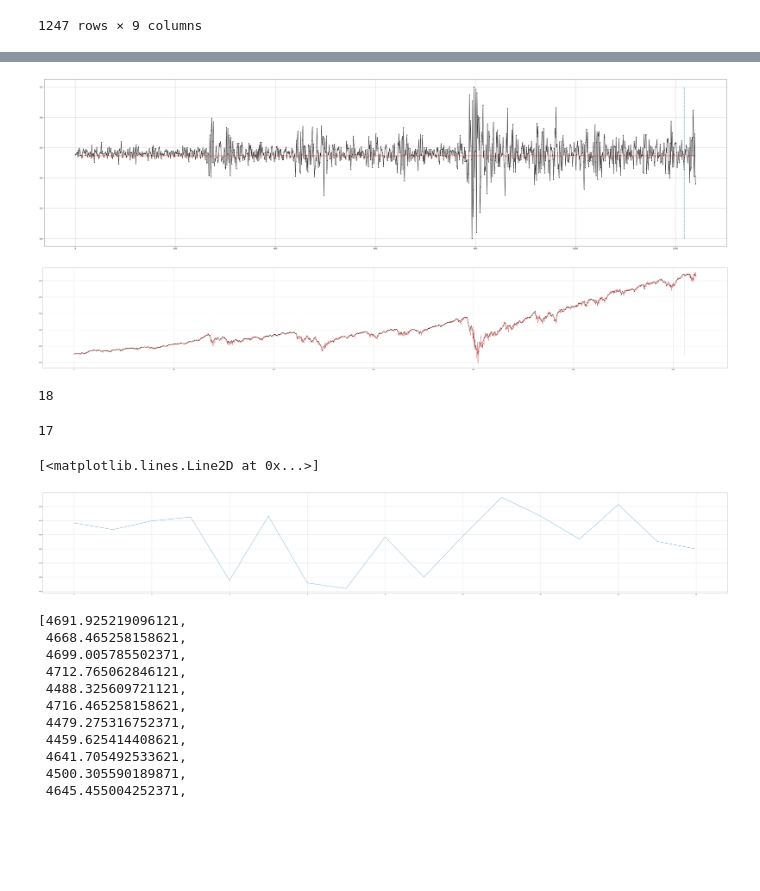
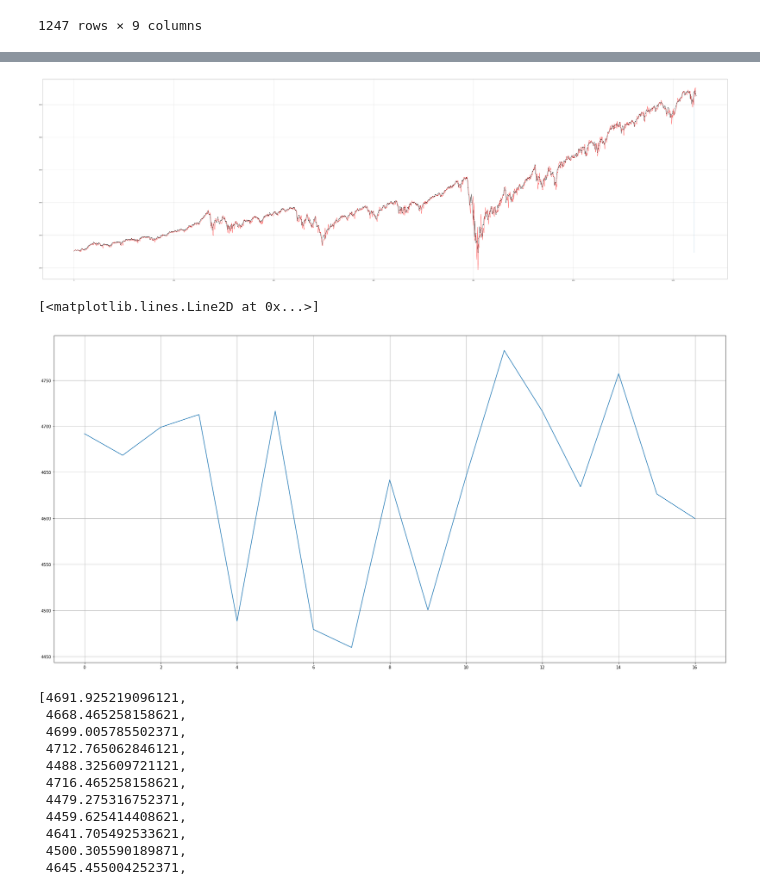
Before and after one commit to napb/mla_final, a Jupyter notebook: final/final.ipynb, the cells around one changed output, grey strips where cells are left out. Saved outputs shown, nothing was run; the diff lists cells and outputs as text; code cells hidden in the pictures; blank space fills up the shorter version.

```diff
--- a/final/final.ipynb
+++ b/final/final.ipynb
@@ -108,11 +133,0 @@ len(data_d1d5_scaled)
-# %%
-#
-# Se construye la matriz de regresores
-#
-P = 5
-
-X = []
-for t in range(P - 1, len(data_d1d5_scaled) - 1):
-    X.append([data_d1d5_scaled[t - n] for n in range(P)])
-
-d = data_d1d5_scaled[P:]
@@ -134,64 +134,22 @@ len(Xt)
-# %%
-H = 50  # Se escoge arbitrariamente
-
-np.random.seed(123456)
-
-mlp = MLPRegressor(
-    hidden_layer_sizes=(H,),
-    activation="logistic",
-    learning_rate="adaptive",
-    momentum=0.0,
-    learning_rate_init=0.002,
-    max_iter=100000,
-)
-
-# Entrenamiento
-mlp.fit(Xt[0:998], data_d1d5_scaled[0:998])
-
-# Pronostico
-y_d1d5_scaled_m2 = mlp.predict(Xt)
-
-plt.figure(figsize=(60, 15))
-plt.plot(data_d1d5_scaled, ".-k")
-plt.grid()
-
-# No hay pronóstico para los primeros 5 valores de la serie
-plt.plot([None] * P + y_d1d5_scaled_m2.tolist(), "-r")
-
-# linea vertical para dividir el entrenamiento
-# del pronóstico
-plt.plot(
-    [len(data_d1d5_scaled) - 24, len(data_d1d5_scaled) - 24],
-    [min(data_d1d5_scaled), max(data_d1d5_scaled)],
-    "--",
-    linewidth=2,
-);
-# %% [output]
-[figure, removed]
 # %%
 y_d1d5_scaled_m2 = data_d1d5_scaled[0:P] + y_d1d5_scaled_m2.tolist()
 
 y_d1d5_m2 = scaler.inverse_transform([[u] for u in y_d1d5_scaled_m2])
 y_d1d5_m2 = [u[0] for u in y_d1d5_m2.tolist()]
 
 y_d1_m2 = [y_d1d5_m2[t] + data_d1[t] for t in range(len(y_d1d5_m2))]
 y_d1_m2 = data_d1[0:5] + y_d1_m2
 
 y_m2 = [y_d1_m2[t] + data[t] for t in range(len(y_d1_m2))]
 
 y_m2 = [data[0]] + y_m2
-plt.figure(figsize=(100, 15))
+plt.figure(figsize=(100, 30))
 plt.plot(data, ".-k")
 plt.grid()
-
 plt.plot(y_m2, "-r")
-
-# linea vertical para dividir el entrenamiento
-# del pronóstico. Se ubica en el ultimo dato
-# usando para entrenamiento
-plt.plot([len(data) - 24, len(data) - 24], [min(data), max(data)], "--", linewidth=1);
+plt.plot([len(data) - 5, len(data) - 5], [min(data), max(data)], "--", linewidth=1);
 # %% [output]
-[figure, old version]
+[figure, new version]
 # %%
 #Prediccion de serie futura
 # %%
@@ -199,10 +157,6 @@ df_to_predict = pd.read_csv('./data/test_series.csv')
 # %%
 date_to_predict = pd.concat([df_to_predict["Year"], df_to_predict["Month"], df_to_predict["Date"]],axis=1)
 date_to_predict.columns = ['year', 'month', 'day']
-# %%
-len(date_to_predict)
-# %% [output]
-18
 # %%
 date_to_predict = pd.to_datetime(date_to_predict).astype(int)/ 10**9
 # %%
@@ -214,10 +168,6 @@ for t in range(1, len(date_to_predictttt)):
     Xt_predict.append([date_to_predictttt[t - n] for n in range(P)])
 # %%
 predicted_xt = mlp.predict(Xt_predict)
-# %%
-len(predicted_xt)
-# %% [output]
-17
 # %%
 data_d1_1= data_d1[-17:]
 # %%
@@ -232,14 +182,13 @@ y_d1_m2_1 = y_d1_m2_1
 
 y_m2_1 = [y_d1_m2_1[t] + data_1[t] for t in range(len(y_d1_m2_1))]
 
-plt.figure(figsize=(100, 15))
-#plt.plot(data, ".-k")
+plt.figure(figsize=(30, 15))
 plt.grid()
 
 plt.plot(y_m2_1)
 # %% [output]
 [<matplotlib.lines.Line2D at 0x...>]
-[figure, old version]
+[figure, new version]
 # %%
 y_m2_1
 # %% [output]
```
Also changed, not shown: parts of 14 cells of this notebook.
